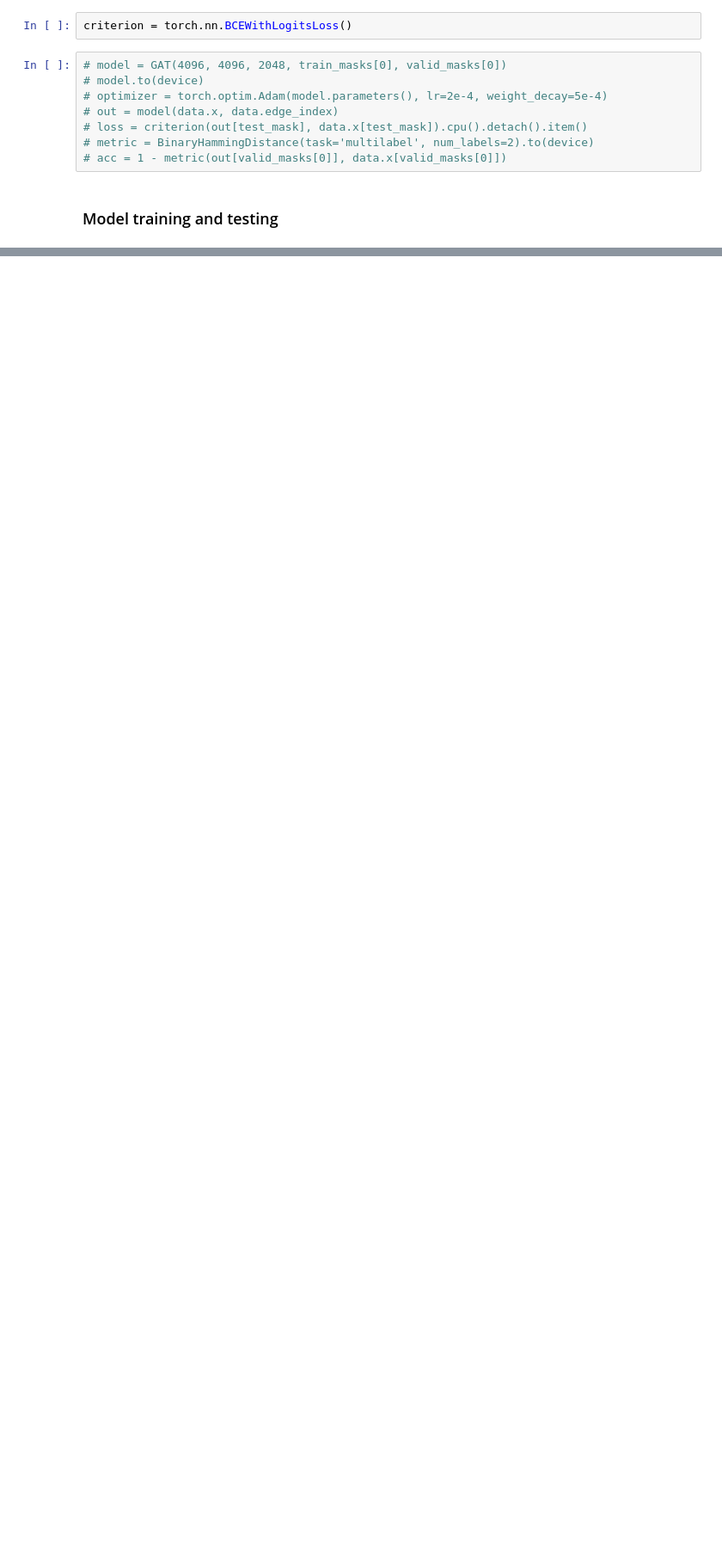
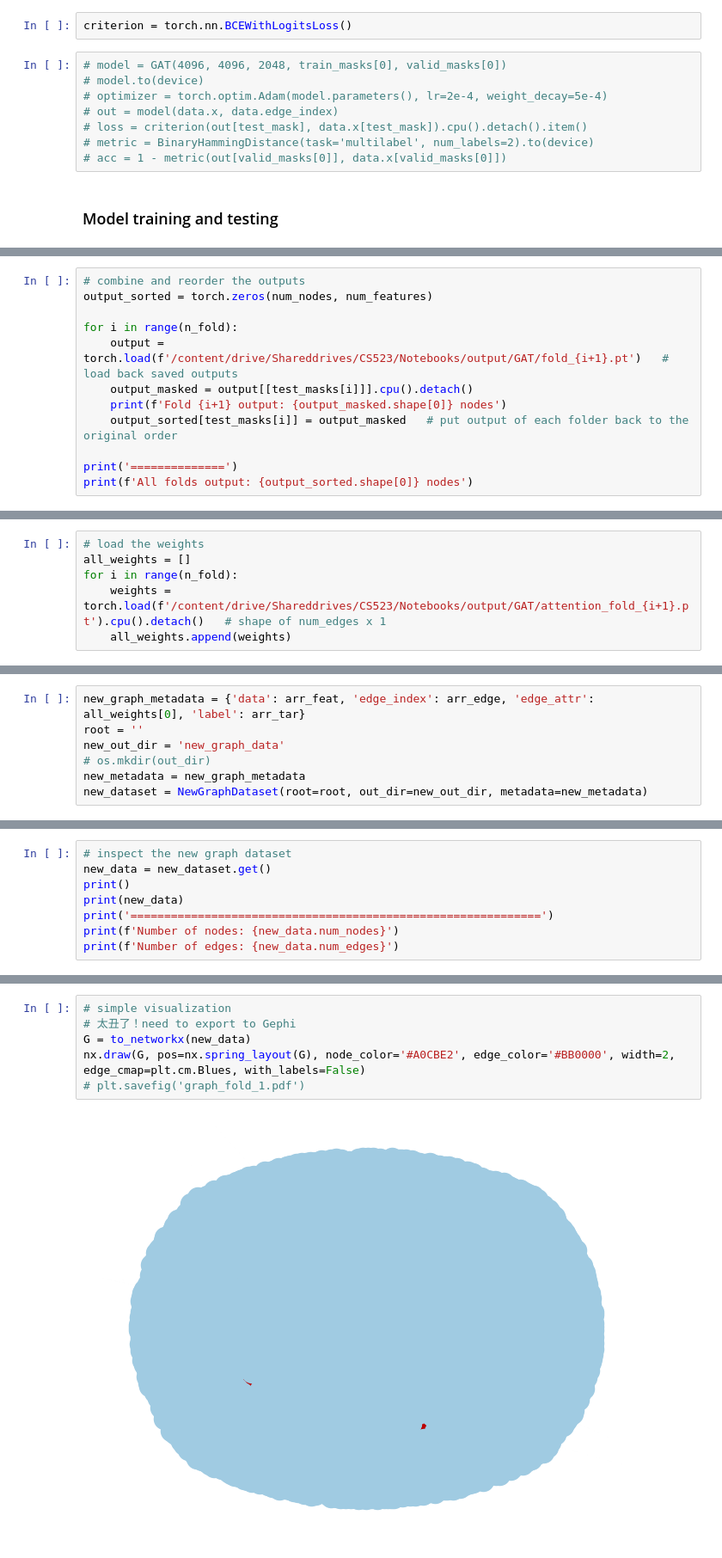
Before and after one commit to lingyixu/CS523-Deep-Learning, a Jupyter notebook: GNN/GAT_Multilabel_Classification_5Fold_CV.ipynb, the cells around one changed output, grey strips where cells are left out. Shown: that part at 86% size. Drawn from its saved outputs; the diff is of its cells as text; blank space fills up the shorter version.

```diff
--- a/GNN/GAT_Multilabel_Classification_5Fold_CV.ipynb
+++ b/GNN/GAT_Multilabel_Classification_5Fold_CV.ipynb
@@ -415,0 +417,12 @@ Average accuracy: 0.9493
+# %%
+# combine and reorder the outputs
+output_sorted = torch.zeros(num_nodes, num_features)
+
+for i in range(n_fold):
+    output = torch.load(f'/content/drive/Shareddrives/CS523/Notebooks/output/GAT/fold_{i+1}.pt')   # load back saved outputs
+    output_masked = output[[test_masks[i]]].cpu().detach()
+    print(f'Fold {i+1} output: {output_masked.shape[0]} nodes')
+    output_sorted[test_masks[i]] = output_masked   # put output of each folder back to the original order
+
+print('==============')
+print(f'All folds output: {output_sorted.shape[0]} nodes')
@@ -415,0 +442,6 @@ Average accuracy: 0.9493
+# %%
+# load the weights
+all_weights = []
+for i in range(n_fold):
+    weights = torch.load(f'/content/drive/Shareddrives/CS523/Notebooks/output/GAT/attention_fold_{i+1}.pt').cpu().detach()   # shape of num_edges x 1
+    all_weights.append(weights)
@@ -415,0 +491,7 @@ Average accuracy: 0.9493
+# %%
+new_graph_metadata = {'data': arr_feat, 'edge_index': arr_edge, 'edge_attr': all_weights[0], 'label': arr_tar}
+root = ''
+new_out_dir = 'new_graph_data'
+# os.mkdir(out_dir)
+new_metadata = new_graph_metadata
+new_dataset = NewGraphDataset(root=root, out_dir=new_out_dir, metadata=new_metadata)
@@ -415,0 +501,8 @@ Average accuracy: 0.9493
+# %%
+# inspect the new graph dataset
+new_data = new_dataset.get()
+print()
+print(new_data)
+print('=============================================================')
+print(f'Number of nodes: {new_data.num_nodes}')
+print(f'Number of edges: {new_data.num_edges}')
@@ -415,0 +514,8 @@ Average accuracy: 0.9493
+# %%
+# simple visualization
+# 太丑了！need to export to Gephi
+G = to_networkx(new_data)
+nx.draw(G, pos=nx.spring_layout(G), node_color='#A0CBE2', edge_color='#BB0000', width=2, edge_cmap=plt.cm.Blues, with_labels=False)
+# plt.savefig('graph_fold_1.pdf')
+# %% [output]
+[figure, added]
```
Also changed, not shown: parts of 19 cells of this notebook.
